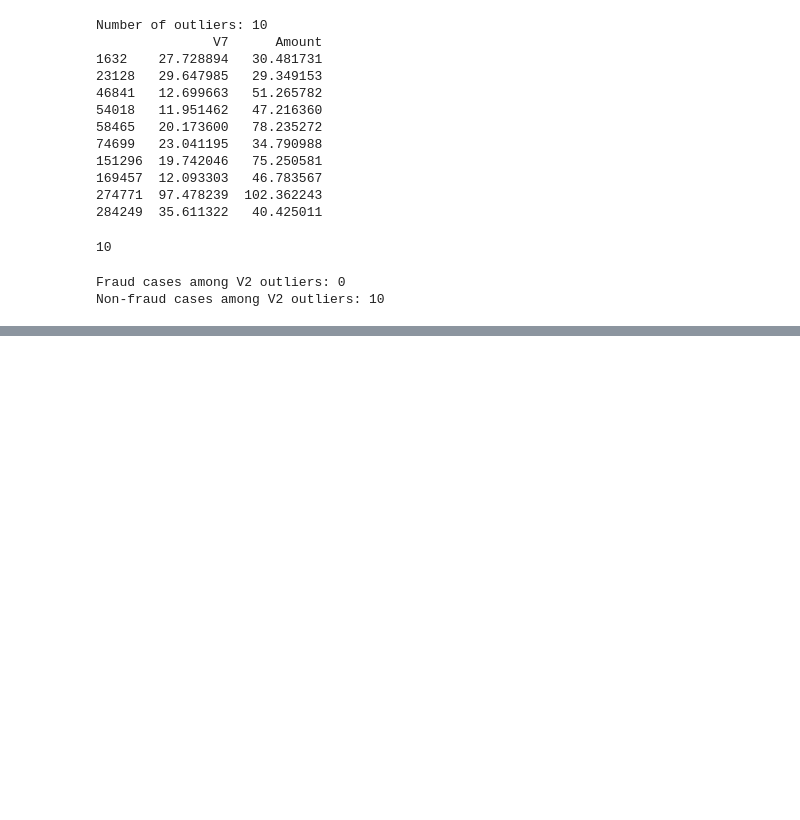
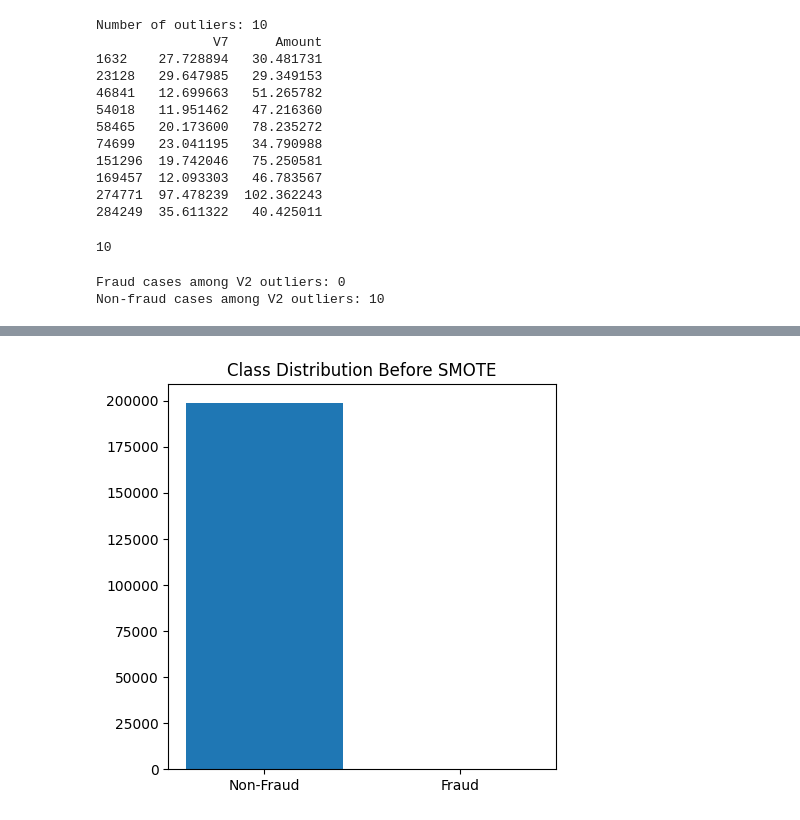
Before and after one commit to AmrutaKoshe/Real_Time_Fraud_Detection, a Jupyter notebook: notebooks/credit_card_fraud.ipynb, the cells around one changed output, grey strips where cells are left out. Cells and saved outputs as stored; diff of their text form; code cells hidden in the pictures; blank space fills up the shorter version.

Commit message:
trained model

```diff
--- a/notebooks/credit_card_fraud.ipynb
+++ b/notebooks/credit_card_fraud.ipynb
@@ -427,0 +544,3 @@ Non-fraud cases among V2 outliers: 10
+# %%
+df['Nanosecond'] = df['Time'].dt.nanosecond
+print(df[['Nanosecond']].nunique())
@@ -427,0 +556,6 @@ Non-fraud cases among V2 outliers: 10
+# %%
+from sklearn.preprocessing import StandardScaler
+
+df['norm_Amount'] = StandardScaler().fit_transform(df['Amount'].values.reshape(-1,1))
+df['norm_Time'] = StandardScaler().fit_transform(df['Time'].values.reshape(-1,1))
+df.drop(['Amount', 'Time'], axis=1, inplace=True)
@@ -427,0 +582,21 @@ Non-fraud cases among V2 outliers: 10
+# %%
+df = df.drop(df.columns[29:46], axis=1)
+# %%
+df = df.rename(columns={"norm_title": "norm_Time"})
+# %%
+from sklearn.model_selection import train_test_split
+from imblearn.over_sampling import SMOTE
+
+X = df.drop("Class", axis=1)
+y = df["Class"]
+
+# Split into training and test sets
+X_train, X_test, y_train, y_test = train_test_split(X, y, test_size=0.3, random_state=42, stratify=y)
+
+# Visualize the class distribution before oversampling
+plt.figure(figsize=(5, 5))
+plt.bar(["Non-Fraud", "Fraud"], [sum(y_train == 0), sum(y_train == 1)])
+plt.title("Class Distribution Before SMOTE")
+plt.show()
+# %% [output]
+[figure, added]
```
Also changed, not shown: parts of 28 cells of this notebook, 2 other files.
